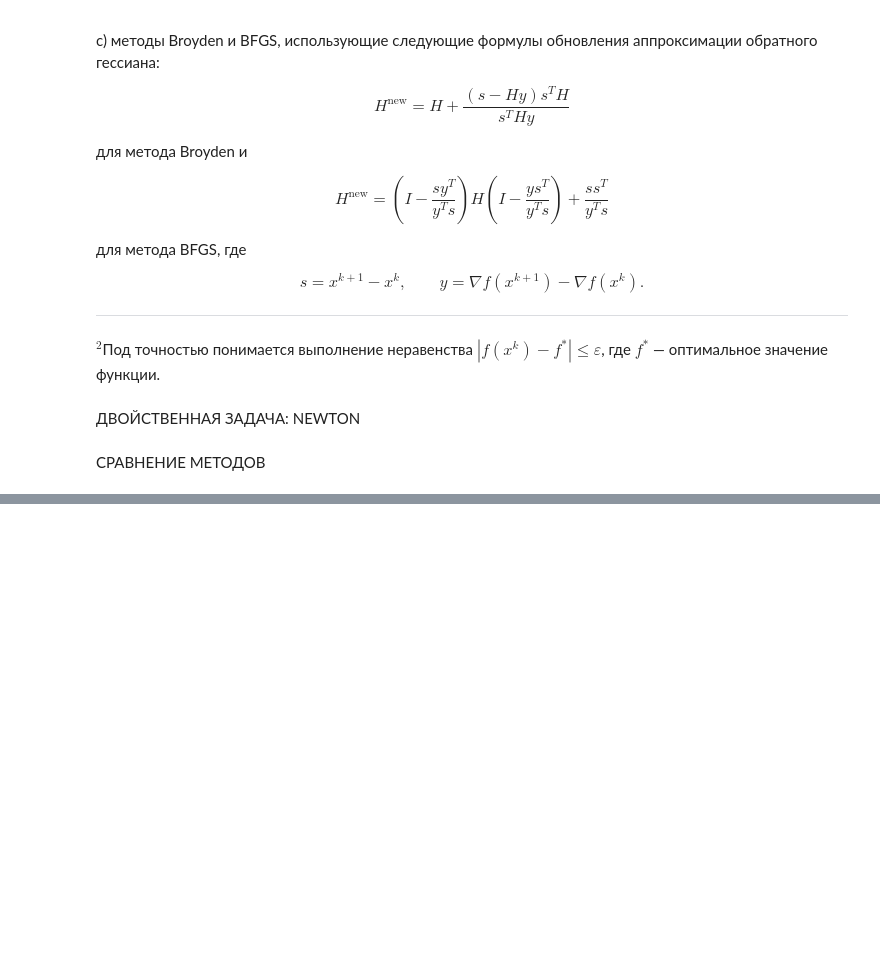
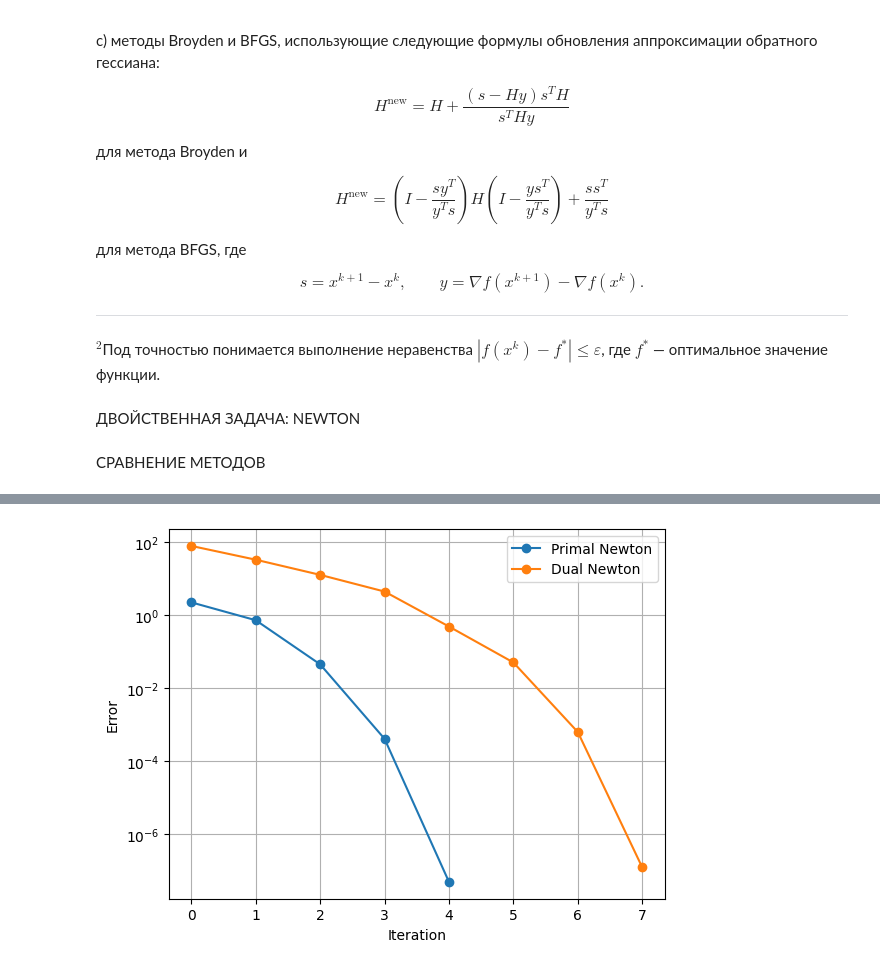
Before and after one commit to owmtgf/IAD_MAG_OptMethods, a Jupyter notebook: LAB3/main.ipynb, the cells around one changed output, grey strips where cells are left out. Drawn from its saved outputs; the diff is of its cells as text; code cells hidden in the pictures; blank space fills up the shorter version.

```diff
--- a/LAB3/main.ipynb
+++ b/LAB3/main.ipynb
@@ -204,5 +211,4 @@ def solve_dual(A, b):
 # %%
-
 def build_dataset():
     n_values = range(10, 101, 10)
     num_instances = 5
@@ -223,17 +229,12 @@ def build_dataset():
 
             # CVXPY решения
             x_star, f_star = solve_primal(A, b)
-            nu_star, q_star = solve_dual(A, b)
+            nu_star, q_star, phi_star = solve_dual(A, b)
 
-            # восстановление
             x_dual = recover_primal_from_dual(nu_star, A)
-
             gap = abs(f_star - q_star)
-
-            # стартовые точки
-            starts = generate_feasible_starts(x_star, N, num_starts, rng)
-
-            print(f"Instance {inst_id}: gap = {gap:.2e}")
+            starts = generate_feasible_starts(prob["x_feas"], N, num_starts, rng)
+            dual_starts = [rng.standard_normal(p) for _ in range(num_starts)]
 
             problems.append({
                 'n': n,
@@ -241,11 +242,14 @@ def build_dataset():
                 'A': A,
                 'b': b,
                 'N': N,
+                'x_feas': prob['x_feas'],
                 'x_star': x_star,
                 'f_star': f_star,
                 'nu_star': nu_star,
                 'q_star': q_star,
-                'starts': starts
+                'phi_star': phi_star,
+                'starts': starts,
+                'dual_starts': dual_starts,
             })
 
     return problems
@@ -567,0 +557,18 @@ n=100 | start=4 | primal it=0, dual it=3
+# %%
+problem = problems[0]
+
+x0 = problem["starts"][0]
+nu0 = problem["dual_starts"][0]
+
+x_sol, hist_p, it_p = newton_primal(problem, x0)
+nu_sol, hist_d, it_d = newton_dual(problem, nu0)
+
+plt.semilogy([h["iter"] for h in hist_p], [h["error"] for h in hist_p], label="Primal Newton", marker="o")
+plt.semilogy([h["iter"] for h in hist_d], [h["error"] for h in hist_d], label="Dual Newton", marker="o")
+plt.xlabel("Iteration")
+plt.ylabel("Error")
+plt.legend()
+plt.grid(True)
+plt.show()
+# %% [output]
+[figure, added]
```
Also changed, not shown: parts of 11 cells of this notebook.
